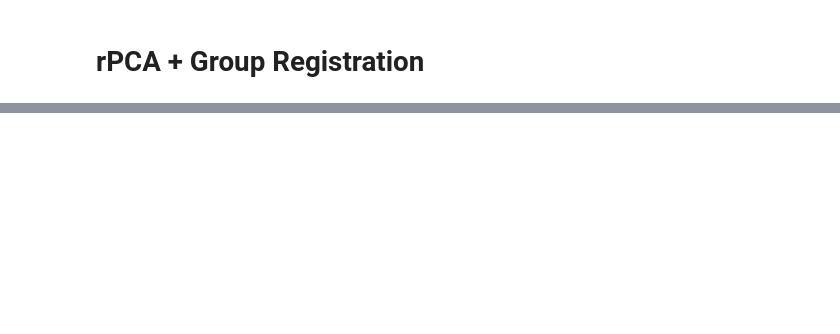
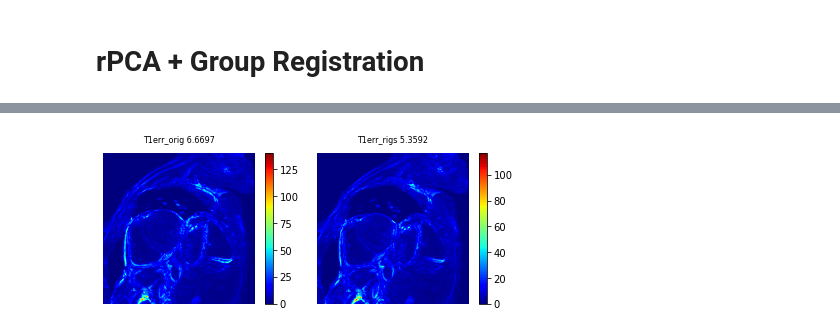
Before and after one commit to voxelmorph/voxelmorph, a Jupyter notebook: notebooks/rPCA_compare.ipynb, the cells around one changed output, grey strips where cells are left out. Drawn from its saved outputs; the diff is of its cells as text; code cells hidden in the pictures; blank space fills up the shorter version.

```diff
--- a/notebooks/rPCA_compare.ipynb
+++ b/notebooks/rPCA_compare.ipynb
@@ -73,0 +64,42 @@ logger.log_dataframe(df, 'Results', path=os.path.join(
+# %%
+import pickle
+import numpy as np
+filename = '/Users/mona/Documents/repo/voxelmorph-test/results/MOLLI_post/group/rank_10_5_5/jointcorrelation/l2/image_loss_weight1/weight0.3/bspline/cps4_svfsteps7_svfscale1/e100/final_summary/5247547_20131120_MOLLI_3_original_T1map.pickle'
+with open(filename, 'rb') as handle:
+    re = pickle.load(handle)
+pmap = re['pmap']
+sdmap = re['sdmap']
+null_index = re['null_index']
+S = re['S']
+S_orig = S[None, None, :, :]
+S_orig = S_orig.transpose(0, 1, 3, 2)
+filename = '/Users/mona/Documents/repo/voxelmorph-test/results/MOLLI_post/group/rank_10_5_5/jointcorrelation/l2/image_loss_weight1/weight0.3/bspline/cps4_svfsteps7_svfscale1/e100/final_summary/5247547_20131120_MOLLI_3_register_T1map.pickle'
+with open(filename, 'rb') as handle:
+    re = pickle.load(handle)
+pmap = re['pmap']
+sdmap = re['sdmap']
+null_index = re['null_index']
+S = re['S']
+S_regi = S[None, None, :, :]
+S_regi = S_regi.transpose(0, 1, 3, 2)
+# %%
+import matplotlib.pyplot as plt
+import seaborn as sns
+title_font_size=8
+title_pad = 10
+
+fig = plt.figure(figsize=(6, 3))
+ax1 = fig.add_subplot(1, 2, 1)
+p1 = plt.imshow(np.squeeze(S_orig), cmap='jet')
+plt.axis('off')
+ax1.set_title(f"T1err_orig {np.mean(S_orig):.4f}", fontsize=title_font_size, pad=title_pad)
+fig.colorbar(p1, ax=ax1)
+ax2 = fig.add_subplot(1, 2, 2)
+p2 = plt.imshow(np.squeeze(S_regi), cmap='jet')
+plt.axis('off')
+ax2.set_title(f"T1err_rigs {np.mean(S_regi):.4f}", fontsize=title_font_size, pad=title_pad)
+fig.colorbar(p2, ax=ax2)
+plt.subplots_adjust(left=0.0001, right=0.99, top=0.8,
+                    bottom=0.1, wspace=0.001, hspace=0.2)
+# %% [output]
+[figure, added]
```
Also changed, not shown: parts of 8 cells of this notebook, 8 other files.
